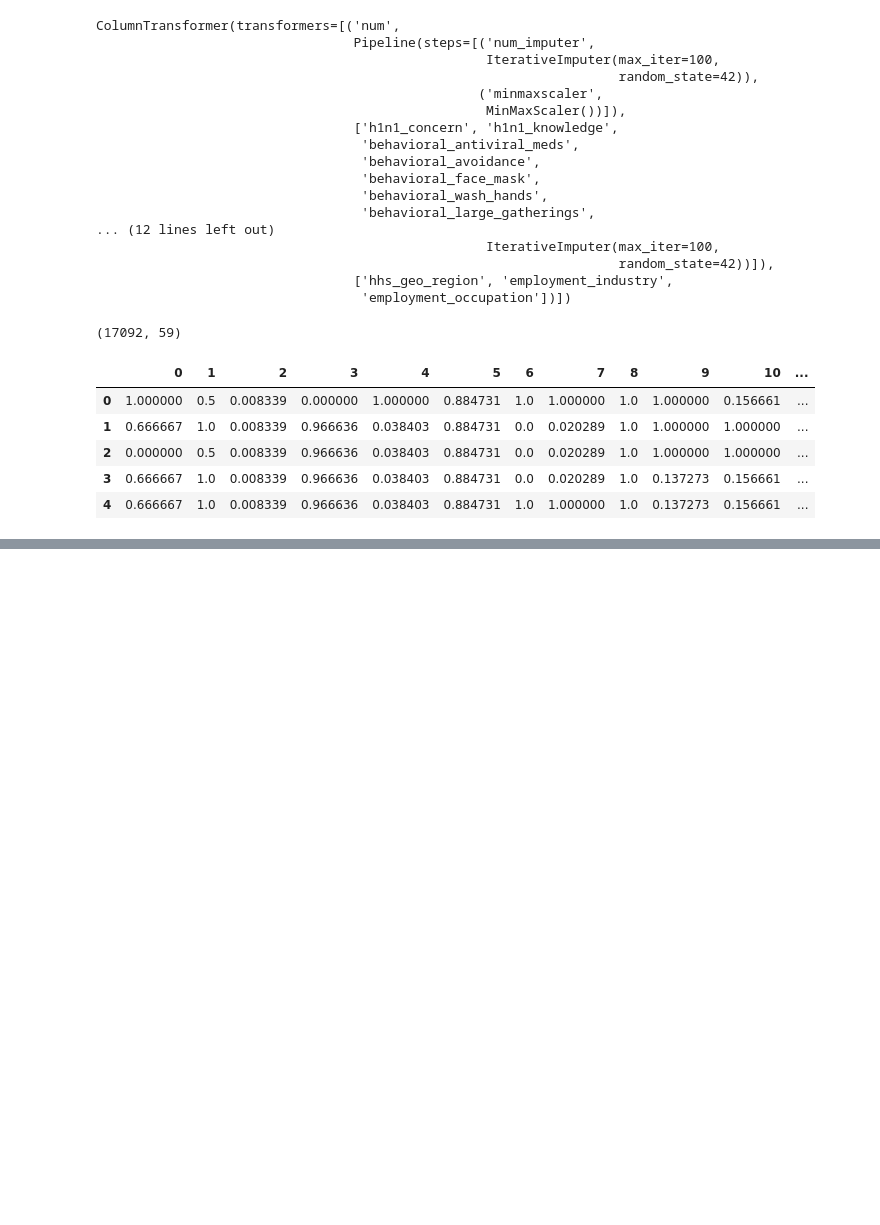
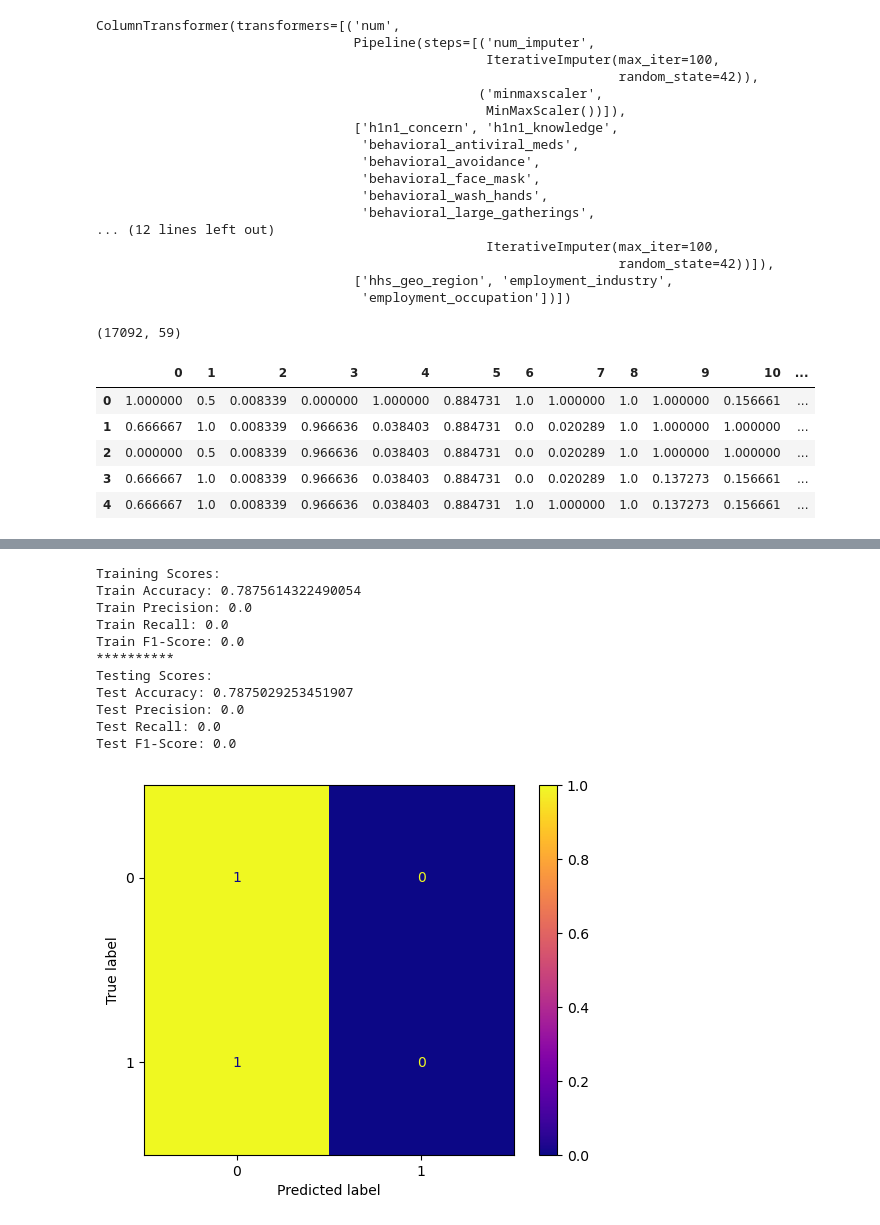
Before and after one commit to laaria-chris/H1N1-VACCINATION-PREDICTION-MODEL, a Jupyter notebook: MAIN_NOTEBOOK.ipynb, the cells around one changed output, grey strips where cells are left out. Drawn from its saved outputs; the diff is of its cells as text; code cells hidden in the pictures; blank space fills up the shorter version.

Commit message:
Baseline understanding(Baseline model)

```diff
--- a/MAIN_NOTEBOOK.ipynb
+++ b/MAIN_NOTEBOOK.ipynb
@@ -466,0 +538,9 @@ pd.DataFrame(X_tr_transformed).head()
+# %%
+# Setting the up the dummy model to go through the pipeline
+dummy_model = Pipeline(steps=[
+    ('preprocessor', preprocessor),
+    ('classifier', DummyClassifier(strategy="most_frequent"))
+])
+# %%
+# Fitting the dummy model
+dummy_model.fit(X_tr, y_tr)
@@ -466,0 +565,16 @@ pd.DataFrame(X_tr_transformed).head()
+# %%
+# Evaluate dummy model using the function created above
+evaluate(dummy_model, X_tr, X_te, y_tr, y_te, roc_auc='skip')
+# %% [output]
+Training Scores:
+Train Accuracy: 0.7875614322490054
+Train Precision: 0.0
+Train Recall: 0.0
+Train F1-Score: 0.0
+**********
+Testing Scores:
+Test Accuracy: 0.7875029253451907
+Test Precision: 0.0
+Test Recall: 0.0
+Test F1-Score: 0.0
+[figure, added]
```
Also changed, not shown: parts of 8 cells of this notebook.
